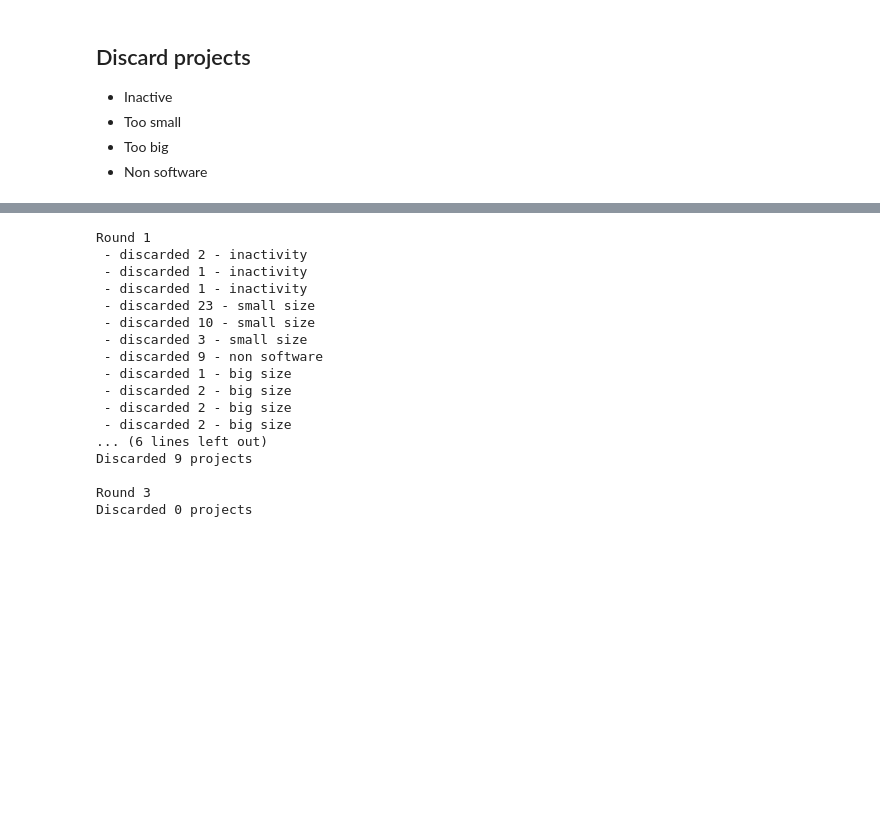
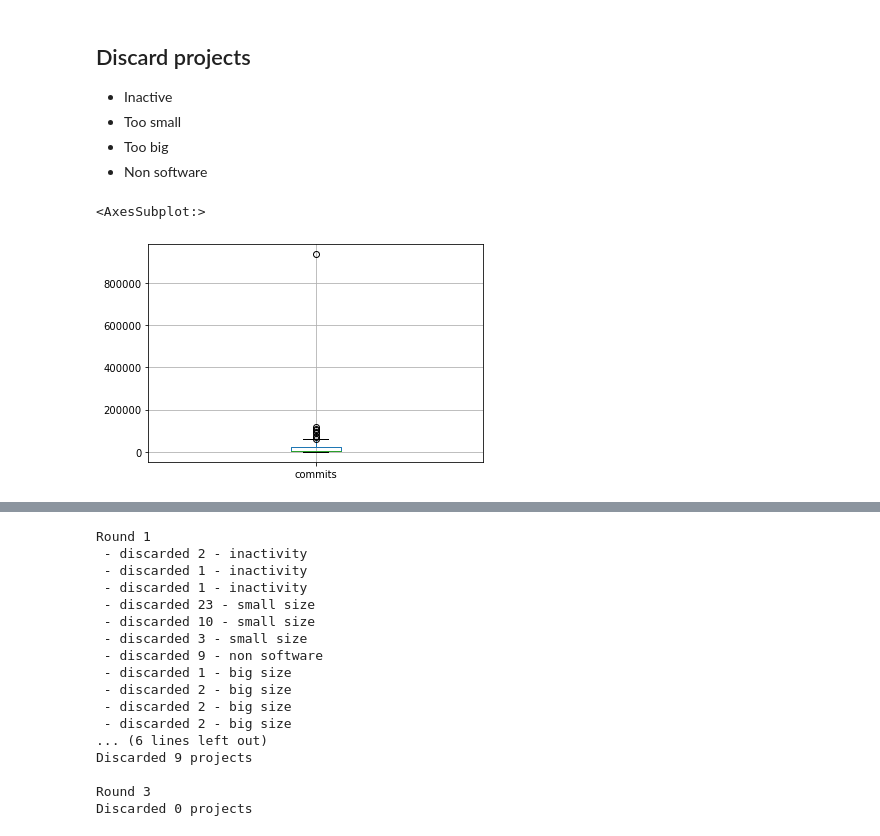
Before and after one commit to gems-uff/release-mining, a Jupyter notebook: 00_dataset.ipynb, the cells around one changed output, grey strips where cells are left out. Cells and saved outputs as stored; diff of their text form; code cells hidden in the pictures; blank space fills up the shorter version.

```diff
--- a/00_dataset.ipynb
+++ b/00_dataset.ipynb
@@ -220,6 +220,15 @@ def scan(all_projects, fnc, label, **params):
         if n:
             print(f' - discarded {n} - {label}')
     return cnt_discarded
+# %%
+all_projects = github_projects.copy()
+all_projects["discarded"] = False
+all_projects["software"] = True
+projects = select_projects(all_projects)
+projects.boxplot('commits')
+# %% [output]
+<AxesSubplot:>
+[figure, added]
 # %%
 all_projects = github_projects.copy()
 all_projects["discarded"] = False
```
Also changed, not shown: parts of 6 cells of this notebook, 8 other files.
